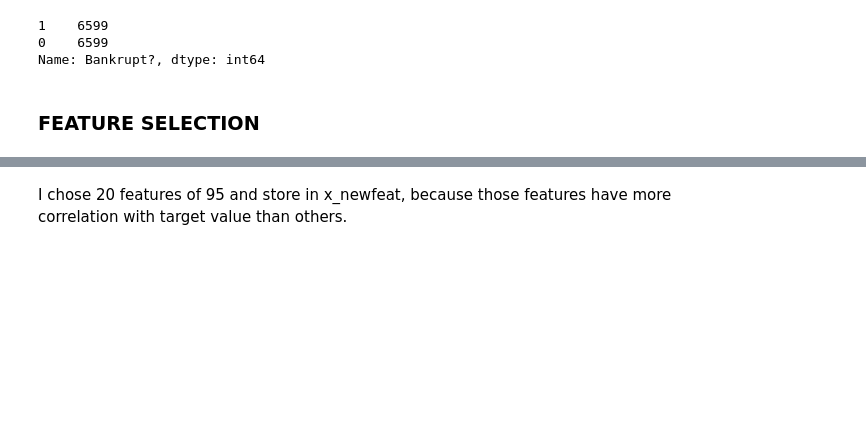
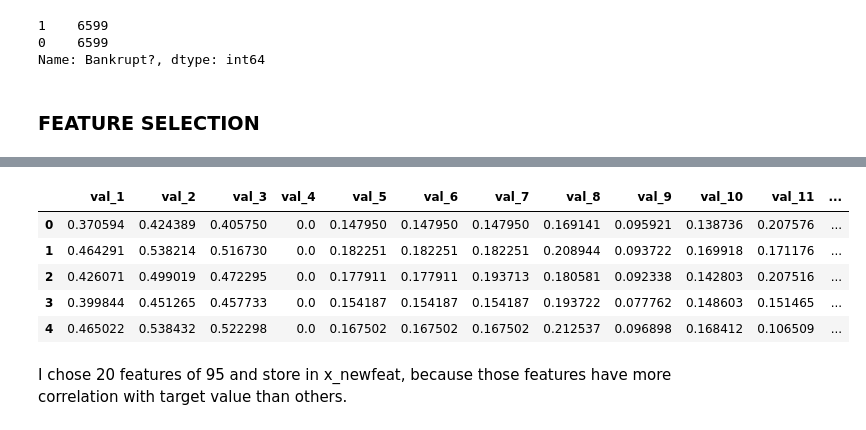
Before and after one commit to josevasquez123/Bankruptcy-Prediction, a Jupyter notebook: notebooks/main.ipynb, the cells around one changed output, grey strips where cells are left out. Saved outputs shown, nothing was run; the diff lists cells and outputs as text; code cells hidden in the pictures; blank space fills up the shorter version.

```diff
--- a/notebooks/main.ipynb
+++ b/notebooks/main.ipynb
@@ -89,3 +98,17 @@ x_newfeat = x[x.columns[feature_selection.get_support()]]
+# %%
+#CHANGE COLUMN NAMES FOR EASIER DEPLOYMENT
+column_names = ["val_1", "val_2", "val_3", "val_4", "val_5","val_6", "val_7", "val_8", "val_9", "val_10",
+                "val_11", "val_12", "val_13", "val_14", "val_15","val_16", "val_17", "val_18", "val_19", "val_20"]
+
+x_newfeat.columns = column_names
+x_newfeat.head()
+# %% [output]
+|  | val_1 | val_2 | val_3 | val_4 | val_5 | val_6 | val_7 | val_8 | val_9 | val_10 | val_11 | ... |
+| 0 | 0.370594 | 0.424389 | 0.405750 | 0.0 | 0.147950 | 0.147950 | 0.147950 | 0.169141 | 0.095921 | 0.138736 | 0.207576 | ... |
+| 1 | 0.464291 | 0.538214 | 0.516730 | 0.0 | 0.182251 | 0.182251 | 0.182251 | 0.208944 | 0.093722 | 0.169918 | 0.171176 | ... |
+| 2 | 0.426071 | 0.499019 | 0.472295 | 0.0 | 0.177911 | 0.177911 | 0.193713 | 0.180581 | 0.092338 | 0.142803 | 0.207516 | ... |
+| 3 | 0.399844 | 0.451265 | 0.457733 | 0.0 | 0.154187 | 0.154187 | 0.154187 | 0.193722 | 0.077762 | 0.148603 | 0.151465 | ... |
+| 4 | 0.465022 | 0.538432 | 0.522298 | 0.0 | 0.167502 | 0.167502 | 0.167502 | 0.212537 | 0.096898 | 0.168412 | 0.106509 | ... |
 # %% [markdown]
 I chose 20 features of 95 and store in x_newfeat, because those features have more correlation with target value than others.
 # %% [markdown]
```
Also changed, not shown: parts of 4 cells of this notebook, 9 other files.
